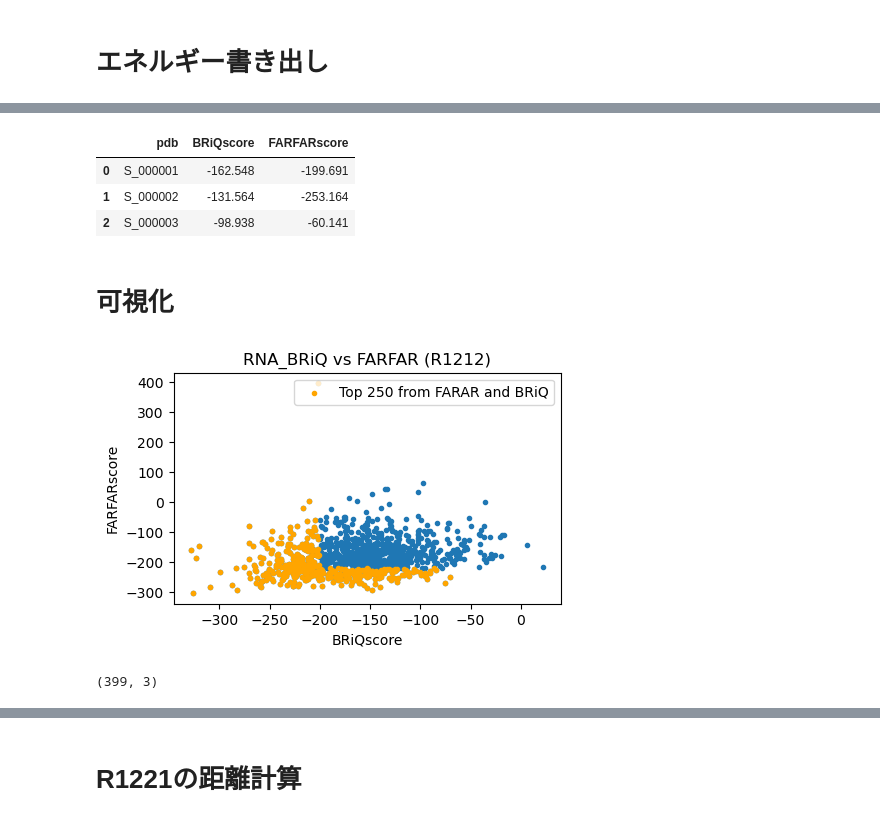
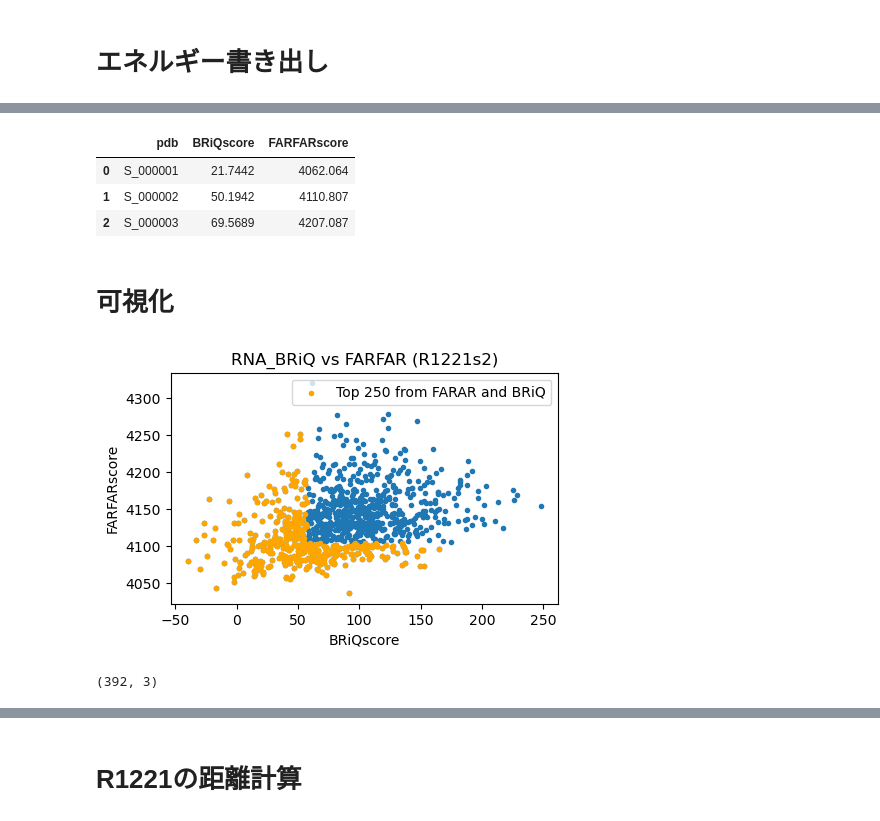
Before and after one commit to Shunsuke-1994/casp16, a Jupyter notebook: notebooks/R1221.ipynb, the cells around one changed output, grey strips where cells are left out. Drawn from its saved outputs; the diff is of its cells as text; code cells hidden in the pictures.

```diff
--- a/notebooks/R1221.ipynb
+++ b/notebooks/R1221.ipynb
@@ -43,46 +43,46 @@ df_briq.head(3)
 # %%
-df_farfar = pd.read_csv(f"{pdb_dir}/R1221_FARFAR2_scores.csv")
+df_farfar = pd.read_csv(f"{pdb_dir}/R1221s2_AF3Fix-2A64_ViennaRNA_score.csv")
 df_farfar = df_farfar[["score", "description"]]
 df_farfar.columns = ["FARFARscore", "pdb"]
 df_farfar.head(3)
 
 df = pd.merge(df_briq, df_farfar, on="pdb")
 df.head(3)
-df.to_csv(f"{pdb_dir}/R1221_scores.csv", index=False)
+# df.to_csv(f"{pdb_dir}/R1221_scores.csv", index=False)
 # %% [output]
 |  | pdb | BRiQscore | FARFARscore |
-| 0 | S_000001 | -162.548 | -199.691 |
-| 1 | S_000002 | -131.564 | -253.164 |
-| 2 | S_000003 | -98.938 | -60.141 |
+| 0 | S_000001 | 21.7442 | 4062.064 |
+| 1 | S_000002 | 50.1942 | 4110.807 |
+| 2 | S_000003 | 69.5689 | 4207.087 |
 # %% [markdown]
 # 可視化
 # %%
 import pandas as pd
 import os
 import matplotlib.pyplot as plt
 
 df_scores = pd.read_csv(f"{pdb_dir}/R1221_scores.csv")
 
 
 
 n_take = 250
 df_briq_top = df_scores.sort_values("BRiQscore", ascending=True).head(n_take)
 df_farfar_top = df_scores.sort_values("FARFARscore", ascending=True).head(n_take)
 df_both_top = pd.concat([df_briq_top, df_farfar_top]).drop_duplicates()
 
 
 plt.figure(figsize=(5,3))
 plt.scatter(df_scores["BRiQscore"], df_scores["FARFARscore"], marker=".")
 plt.scatter(df_both_top["BRiQscore"], df_both_top["FARFARscore"], marker=".", color="orange", label=f"Top {n_take} from FARAR and BRiQ")
 plt.legend()
 plt.xlabel("BRiQscore")
 plt.ylabel("FARFARscore")
-plt.title("RNA_BRiQ vs FARFAR (R1221)")
+plt.title("RNA_BRiQ vs FARFAR (R1221s2)")
 plt.show()
 print(df_both_top.shape)
 # %% [output]
-[figure, old version]
+[figure, new version]
-(399, 3)
+(392, 3)
 # %%
 df_both_top.head()
 # %% [output]
```
Also changed, not shown: parts of 29 cells of this notebook.
